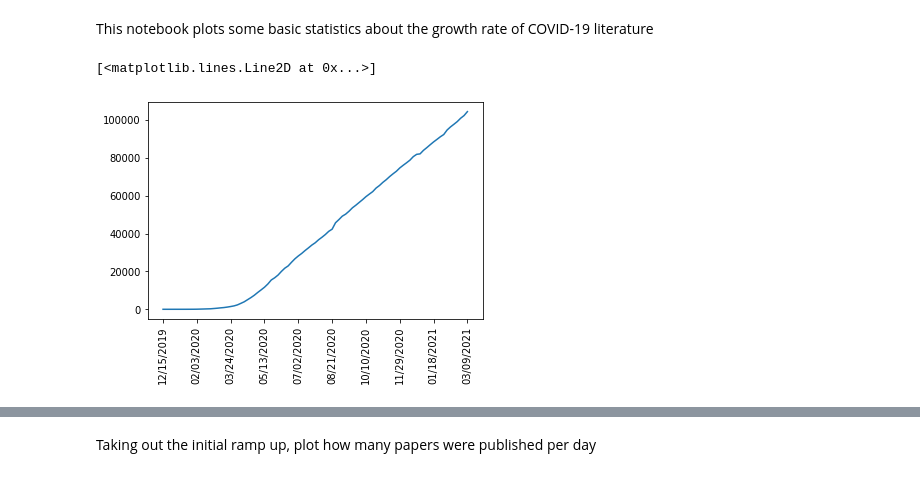
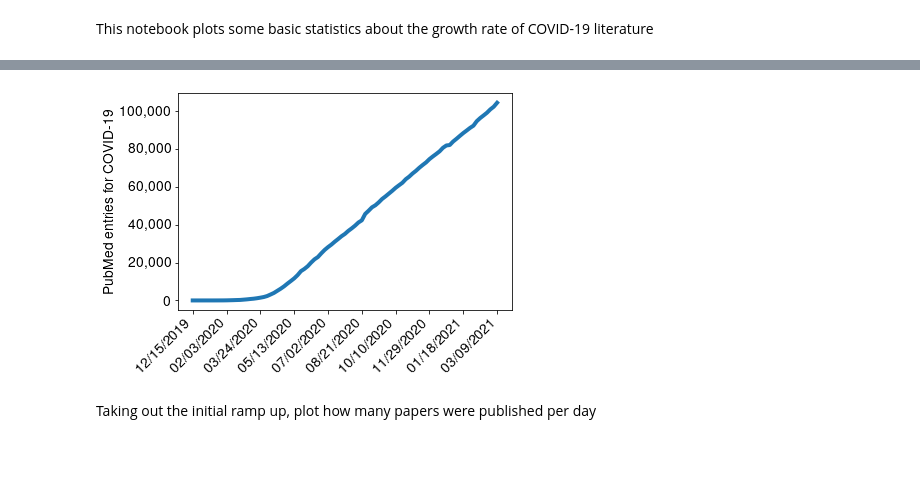
Before and after one commit to gyorilab/covid-19, a Jupyter notebook: notebooks/PubMed COVID-19 timeline.ipynb, the cells around one changed output, grey strips where cells are left out. Cells and saved outputs as stored; diff of their text form; code cells hidden in the pictures.

Commit message:
Update plot in notebook

```diff
--- a/notebooks/PubMed COVID-19 timeline.ipynb
+++ b/notebooks/PubMed COVID-19 timeline.ipynb
@@ -23,9 +23,14 @@ for reldate in tqdm.tqdm(reldates):
 cum_sum = list(data[0] - numpy.array(data[:-1])) + [data[0]]
 # %%
 date_strs = [date.strftime('%m/%d/%Y') for date in dates]
-# %%
-plt.xticks(ticks=range(0, len(date_strs), 10), labels=date_strs[::10], rotation='vertical')
-plt.plot(cum_sum)
-# %% [output]
-[<matplotlib.lines.Line2D at 0x...>]
-[figure, removed]
+# %%
+fig = plt.figure()
+plt.xticks(ticks=range(0, len(date_strs), 10), labels=date_strs[::10], rotation=45,
+           fontsize=14, ha='right')
+plt.yticks(fontsize=14)
+plt.ylabel('PubMed entries for COVID-19', fontsize=14)
+plt.plot(cum_sum, linewidth=4)
+fig.gca().get_yaxis().set_major_formatter(
+    matplotlib.ticker.FuncFormatter(lambda x, p: format(int(x), ',')))
+plt.show()
+# %% [output]
@@ -32,3 +54,4 @@ plt.plot(cum_sum)
+[figure, added]
 # %% [markdown]
 Taking out the initial ramp up, plot how many papers were published per day
 # %%
```
Also changed, not shown: parts of 2 cells of this notebook.
